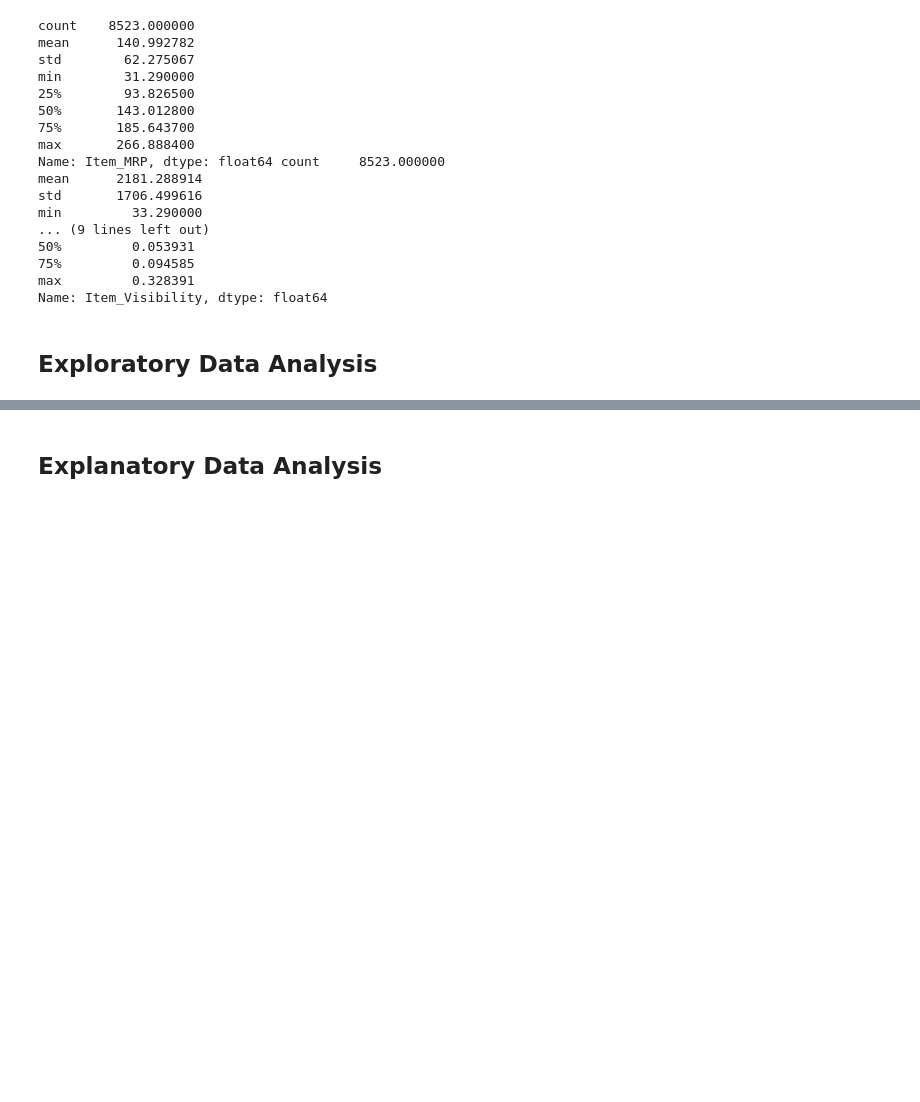
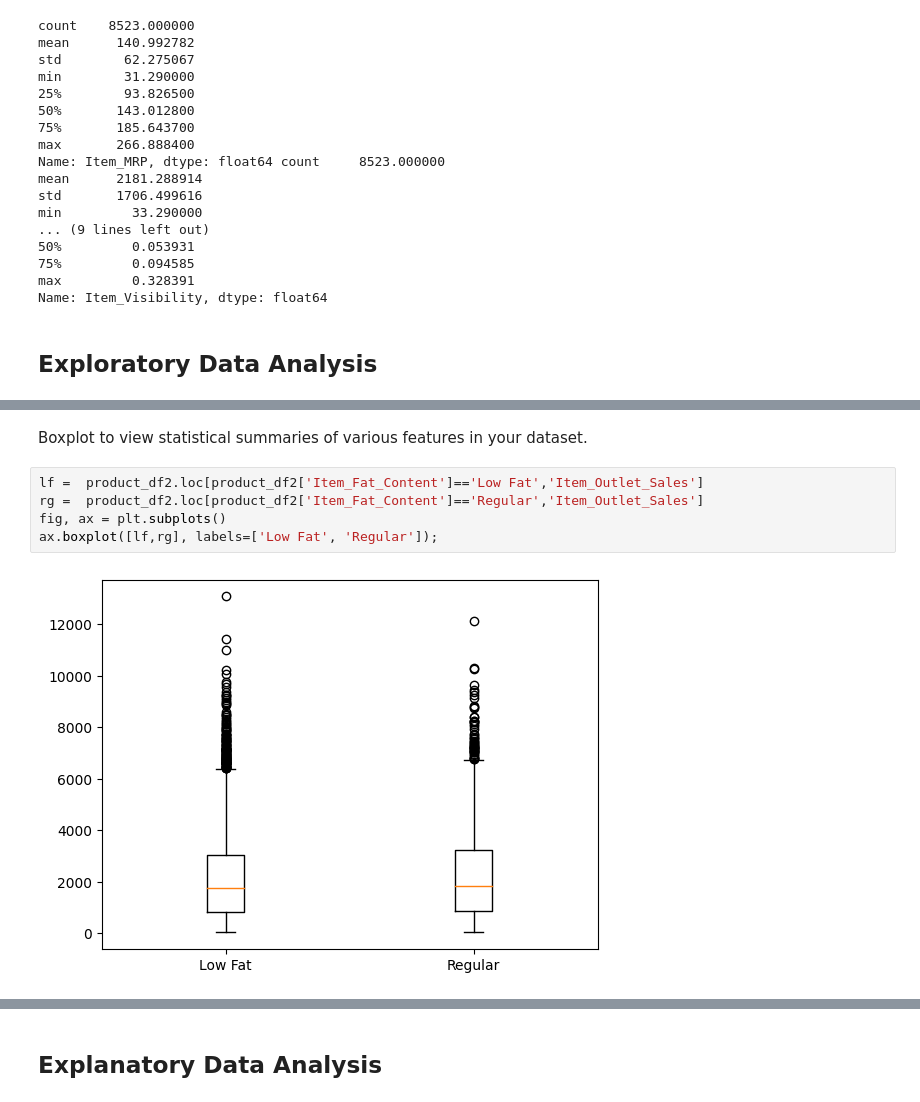
Before and after one commit to tjbingamon/Prediction-of-Product-Sales, a Jupyter notebook: Prediction-of-Product-Sales.ipynb, the cells around one changed output, grey strips where cells are left out. Saved outputs shown, nothing was run; the diff lists cells and outputs as text; blank space fills up the shorter version.

```diff
--- a/Prediction-of-Product-Sales.ipynb
+++ b/Prediction-of-Product-Sales.ipynb
@@ -197,0 +213,9 @@ Name: Item_Visibility, dtype: float64
+# %% [markdown]
+Boxplot to view statistical summaries of various features in your dataset.
+# %%
+lf =  product_df2.loc[product_df2['Item_Fat_Content']=='Low Fat','Item_Outlet_Sales']
+rg =  product_df2.loc[product_df2['Item_Fat_Content']=='Regular','Item_Outlet_Sales']
+fig, ax = plt.subplots()
+ax.boxplot([lf,rg], labels=['Low Fat', 'Regular']);
+# %% [output]
+[figure, added]
```
Also changed, not shown: parts of 5 cells of this notebook.
